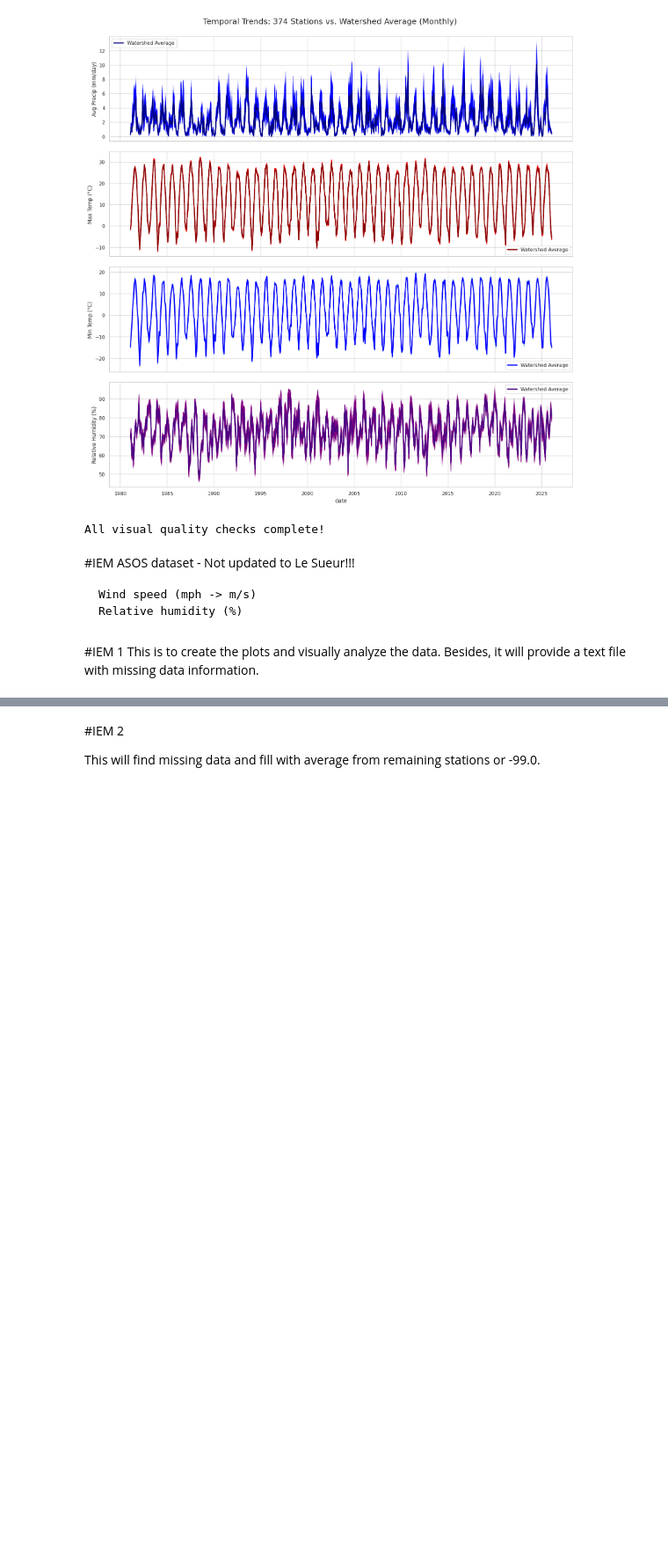
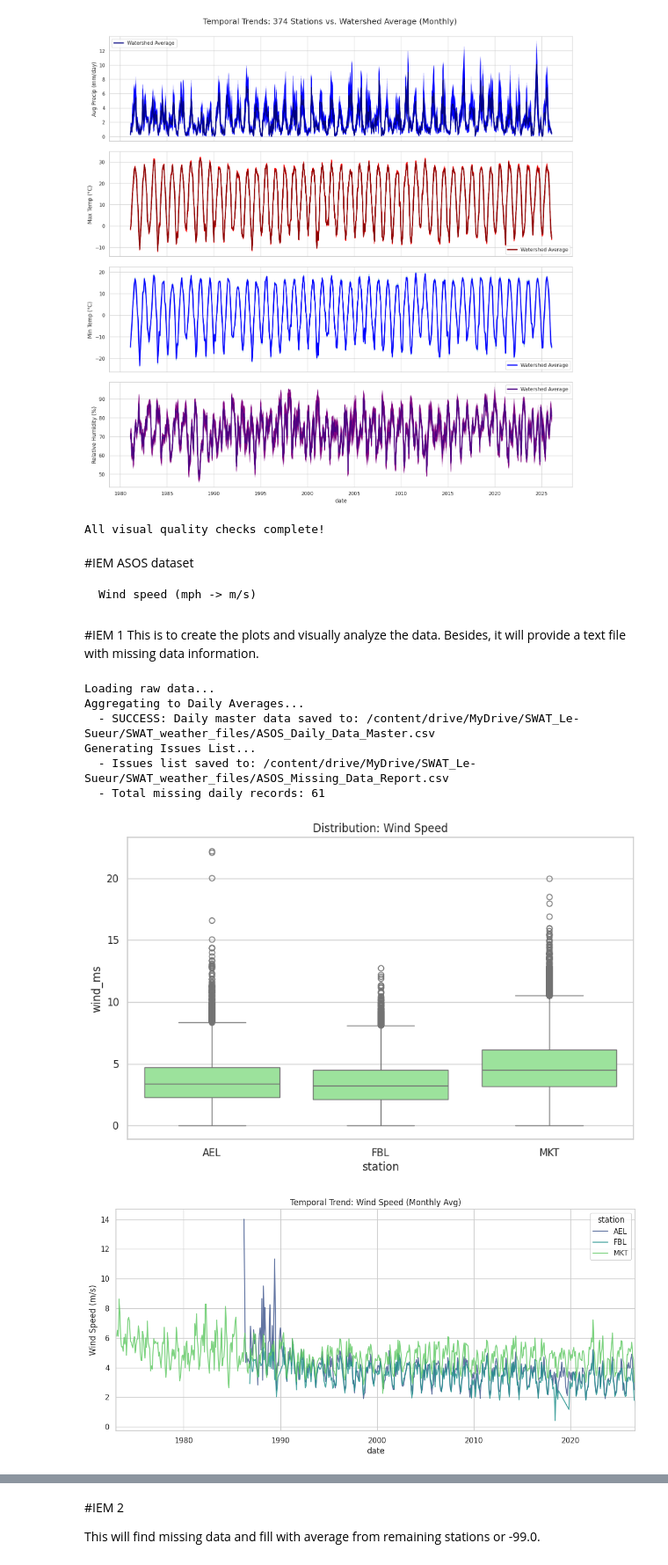
Before and after one commit to alicedambroz/PRISM-dataset, a Jupyter notebook: Le_Sueur_SWAT_Weather.ipynb, the cells around one changed output, grey strips where cells are left out. Shown at 88% size. Drawn from its saved outputs; the diff is of its cells as text; code cells hidden in the pictures; blank space fills up the shorter version.

````diff
--- a/Le_Sueur_SWAT_Weather.ipynb
+++ b/Le_Sueur_SWAT_Weather.ipynb
@@ -288,10 +288,9 @@ Saved: /content/drive/MyDrive/SWAT_Le-Sueur/SWAT_weather_files/374_Stations_Time
 [figure]
 All visual quality checks complete!
 # %% [markdown]
-#IEM ASOS dataset - Not updated to Le Sueur!!!
+#IEM ASOS dataset
 ```
 Wind speed (mph -> m/s)
-Relative humidity (%)
 ```
 # %% [markdown]
 #IEM 1
@@ -304,8 +303,8 @@ import seaborn as sns
 import os
 
 # --- CONFIGURATION ---
-input_file = '/content/drive/My Drive/SWAT_High-Island/ASOS_data.txt'
-output_folder = '/content/drive/My Drive/SWAT_High-Island/SWAT_weather_files'
+input_file = '/content/drive/MyDrive/SWAT_Le-Sueur/LeSueur-wind.csv'
+output_folder = '/content/drive/MyDrive/SWAT_Le-Sueur/SWAT_weather_files'
 
 if not os.path.exists(output_folder):
     os.makedirs(output_folder)
@@ -318,7 +317,6 @@ df = pd.read_csv(input_file, parse_dates=['valid'], na_values=['M', 'm', 'Missin
 df.replace({'T': 0.001}, inplace=True)
 
 # Force numeric conversion
-df['relh'] = pd.to_numeric(df['relh'], errors='coerce')
 df['sped'] = pd.to_numeric(df['sped'], errors='coerce')
 
 # Convert Wind: mph -> m/s
@@ -328,23 +326,10 @@ df['wind_ms'] = df['sped'] * 0.44704
 df['date'] = df['valid'].dt.date
 df['date'] = pd.to_datetime(df['date'])
 
-# --- 2. APPLY CLEANING RULES ---
-print("Applying cleaning rules...")
-
-# Rule A: RH > 120% -> Treat as Missing (NaN)
-extreme_rh_count = len(df[df['relh'] > 120])
-print(f"  - Found {extreme_rh_count} records with RH > 120%. Setting to NaN.")
-df.loc[df['relh'] > 120, 'relh'] = np.nan
-
-# Rule B: RH 100% to 120% -> Cap at 100%
-#high_rh_count = len(df[(df['relh'] > 100) & (df['relh'] <= 120)])
-#print(f"  - Found {high_rh_count} records with RH between 100-120%. Capping at 100%.")
-#df.loc[(df['relh'] > 100) & (df['relh'] <= 120), 'relh'] = 100.0
-
-# --- 3. AGGREGATE TO DAILY ---
+# --- 2. AGGREGATE TO DAILY ---
 print("Aggregating to Daily Averages...")
 # Use min_count=1 so if all hours are NaN, the result is NaN (not 0)
-df_daily = df.groupby(['station', 'date'])[['relh', 'wind_ms']].mean().reset_index()
+df_daily = df.groupby(['station', 'date'])[['wind_ms']].mean().reset_index()
 
 # Save the daily data to Drive
 daily_master_path = os.path.join(output_folder, 'ASOS_Daily_Data_Master.csv')
@@ -354,16 +339,14 @@ print(f"  - SUCCESS: Daily master data saved to: {daily_master_path}")
 # --- 4. IDENTIFY MISSING DATA ---
 print("Generating Issues List...")
 
-# Filter for days where either RH or Wind is NaN
-issues = df_daily[df_daily['relh'].isna() | df_daily['wind_ms'].isna()].copy()
+# Filter for days where Wind is NaN
+issues = df_daily[df_daily['wind_ms'].isna()].copy()
 
 # Add a description column
 conditions = [
-    (issues['relh'].isna()) & (issues['wind_ms'].isna()),
-    (issues['relh'].isna()),
     (issues['wind_ms'].isna())
 ]
-choices = ['Both Missing', 'Humidity Missing', 'Wind Missing']
+choices = ['Wind Missing']
 issues['issue_type'] = np.select(conditions, choices, default='Unknown')
 
 # Save to CSV
@@ -371,34 +354,42 @@ issues_path = os.path.join(output_folder, 'ASOS_Missing_Data_Report.csv')
 issues.to_csv(issues_path, index=False)
 print(f"  - Issues list saved to: {issues_path}")
 print(f"  - Total missing daily records: {len(issues)}")
 
 # --- 5. VISUALIZATION (Dynamic Timeline) ---
 sns.set_theme(style="whitegrid")
 
 def plot_final_quality(df, var_name, unit, title, color_code):
     # A. Box Plot
     plt.figure(figsize=(10, 6))
     sns.boxplot(x='station', y=var_name, data=df, color=color_code)
     plt.title(f'Distribution: {title}')
     plt.show()
 
     # B. Time Series (Dynamic X-Axis)
     df_monthly = df.set_index('date').groupby('station')[var_name].resample('M').mean().reset_index()
 
     plt.figure(figsize=(14, 6))
     sns.lineplot(data=df_monthly, x='date', y=var_name, hue='station', palette='viridis', alpha=0.8)
 
     # DYNAMIC AXIS: Shows from start date to latest record
     plt.xlim(df['date'].min(), df['date'].max())
 
     plt.title(f'Temporal Trend: {title} (Monthly Avg)')
     plt.ylabel(f'{title} ({unit})')
     plt.savefig(os.path.join(output_folder, f'Final_{title.replace(" ", "_")}_timeseries.png'), dpi=300)
     plt.show()
 
 # Run the plots
-plot_final_quality(df_daily, 'relh', '%', 'Relative Humidity', 'lightblue')
 plot_final_quality(df_daily, 'wind_ms', 'm/s', 'Wind Speed', 'lightgreen')
+# %% [output]
+Loading raw data...
+Aggregating to Daily Averages...
+  - SUCCESS: Daily master data saved to: /content/drive/MyDrive/SWAT_Le-Sueur/SWAT_weather_files/ASOS_Daily_Data_Master.csv
+Generating Issues List...
+  - Issues list saved to: /content/drive/MyDrive/SWAT_Le-Sueur/SWAT_weather_files/ASOS_Missing_Data_Report.csv
+  - Total missing daily records: 61
+[figure, added]
+[figure, added]
 # %%
 df_daily.tail(100)
 # %% [output]
````
Also changed, not shown: parts of 3 cells of this notebook.
